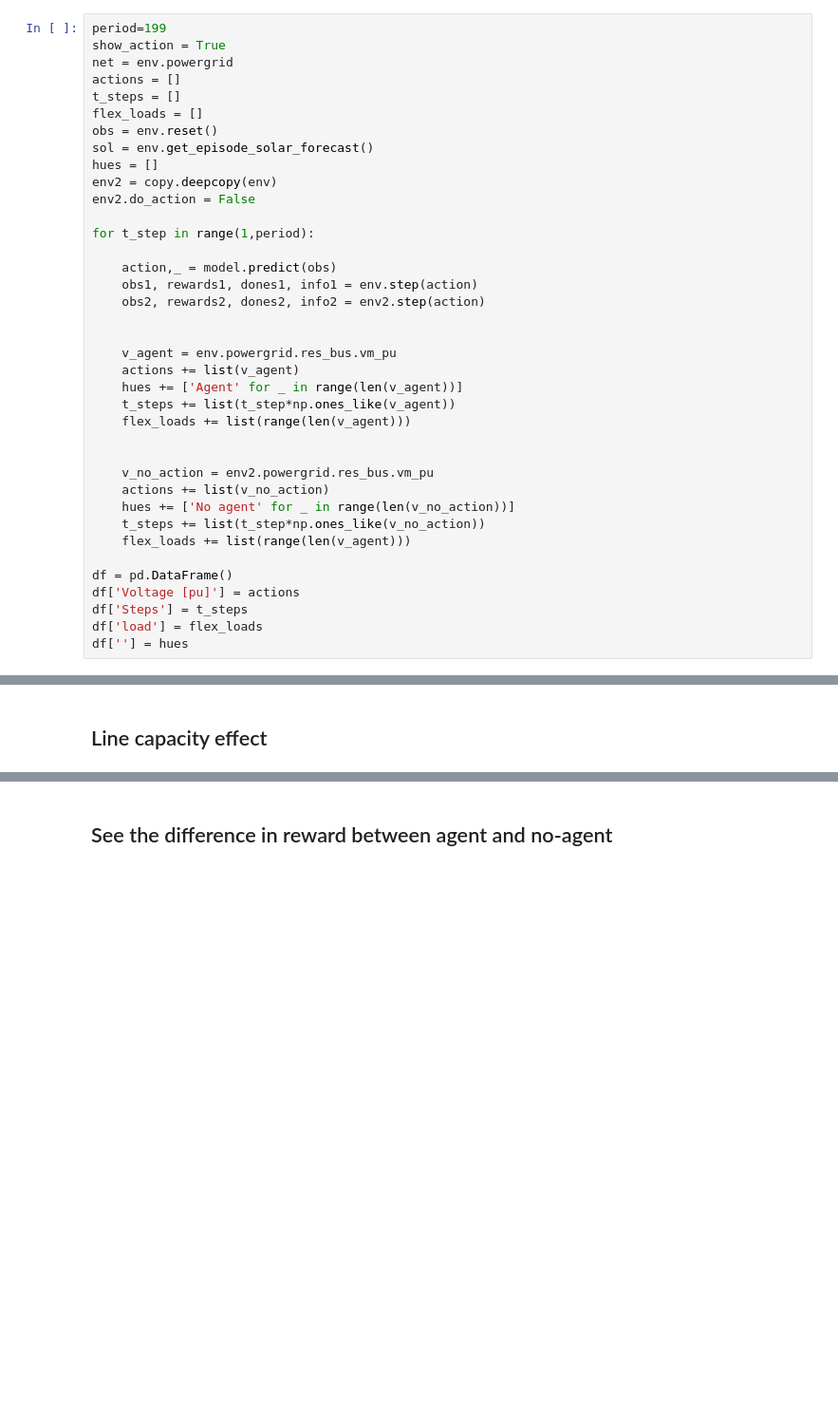
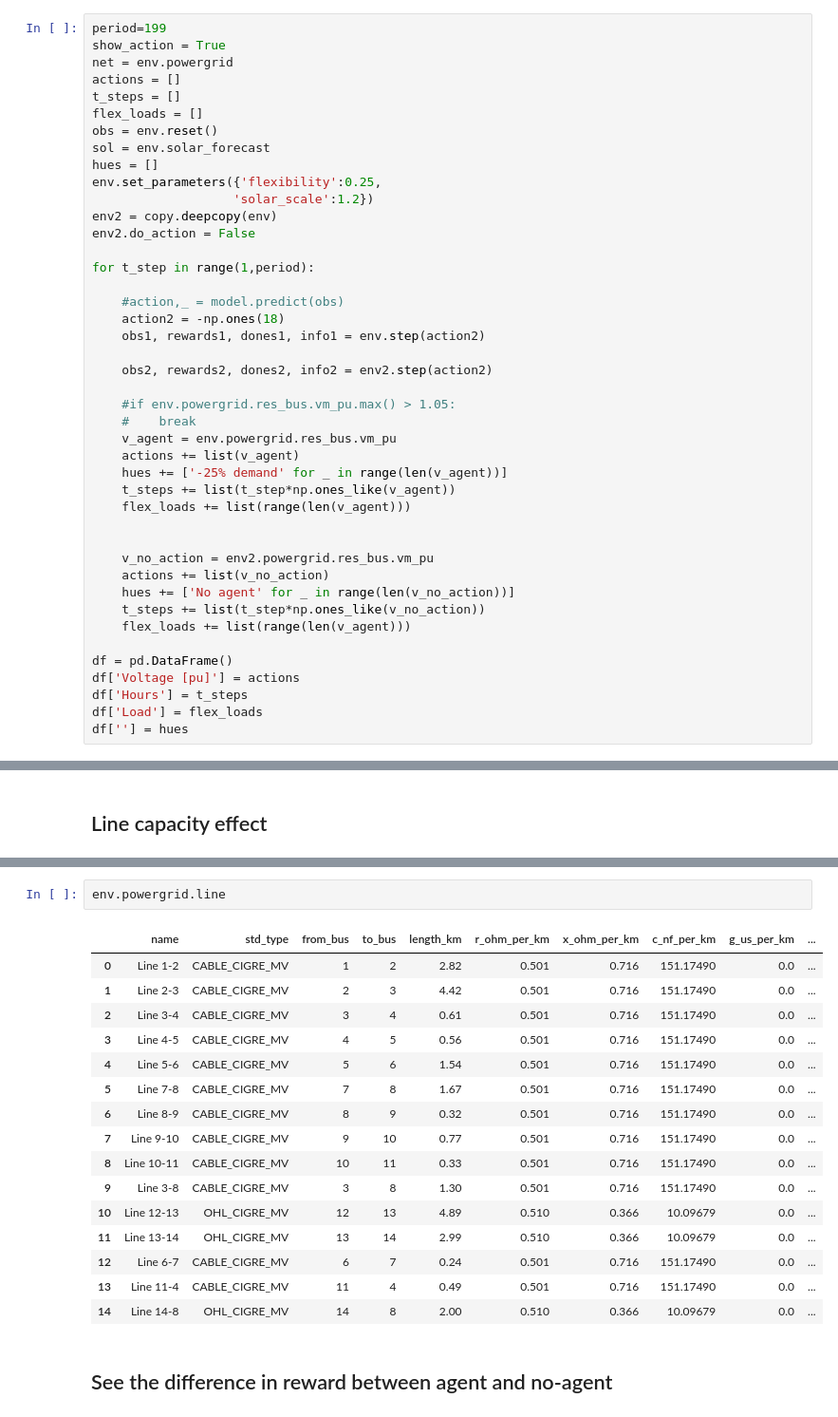
Before and after one commit to vegraux/master_thesis, a Jupyter notebook: RLpower/notebooks/visualise_actions.ipynb, the cells around one changed output, grey strips where cells are left out. Shown at 95% size. Saved outputs shown, nothing was run; the diff lists cells and outputs as text; blank space fills up the shorter version.

```diff
--- a/RLpower/notebooks/visualise_actions.ipynb
+++ b/RLpower/notebooks/visualise_actions.ipynb
@@ -289,21 +235,26 @@ actions = []
 t_steps = []
 flex_loads = []
 obs = env.reset()
-sol = env.get_episode_solar_forecast()
+sol = env.solar_forecast
 hues = []
+env.set_parameters({'flexibility':0.25,
+                   'solar_scale':1.2})
 env2 = copy.deepcopy(env)
 env2.do_action = False
 
 for t_step in range(1,period):
 
-    action,_ = model.predict(obs)
-    obs1, rewards1, dones1, info1 = env.step(action)
-    obs2, rewards2, dones2, info2 = env2.step(action)
+    #action,_ = model.predict(obs)
+    action2 = -np.ones(18)
+    obs1, rewards1, dones1, info1 = env.step(action2)
 
+    obs2, rewards2, dones2, info2 = env2.step(action2)
 
+    #if env.powergrid.res_bus.vm_pu.max() > 1.05:
+    #    break
     v_agent = env.powergrid.res_bus.vm_pu
     actions += list(v_agent)
-    hues += ['Agent' for _ in range(len(v_agent))]
+    hues += ['-25% demand' for _ in range(len(v_agent))]
     t_steps += list(t_step*np.ones_like(v_agent))
     flex_loads += list(range(len(v_agent)))
 
@@ -316,8 +267,8 @@ for t_step in range(1,period):
 
 df = pd.DataFrame()
 df['Voltage [pu]'] = actions
-df['Steps'] = t_steps
-df['load'] = flex_loads
+df['Hours'] = t_steps
+df['Load'] = flex_loads
 df[''] = hues
 # %%
 sns.set(style="ticks")
@@ -405,3 +394,22 @@ interactive(children=(Dropdown(description='bus_nr', options=(0, 1, 2, 3, 4, 5,
+# %%
+env.powergrid.line
+# %% [output]
+|  | name | std_type | from_bus | to_bus | length_km | r_ohm_per_km | x_ohm_per_km | c_nf_per_km | g_us_per_km | ... |
+| 0 | Line 1-2 | CABLE_CIGRE_MV | 1 | 2 | 2.82 | 0.501 | 0.716 | 151.17490 | 0.0 | ... |
+| 1 | Line 2-3 | CABLE_CIGRE_MV | 2 | 3 | 4.42 | 0.501 | 0.716 | 151.17490 | 0.0 | ... |
+| 2 | Line 3-4 | CABLE_CIGRE_MV | 3 | 4 | 0.61 | 0.501 | 0.716 | 151.17490 | 0.0 | ... |
+| 3 | Line 4-5 | CABLE_CIGRE_MV | 4 | 5 | 0.56 | 0.501 | 0.716 | 151.17490 | 0.0 | ... |
+| 4 | Line 5-6 | CABLE_CIGRE_MV | 5 | 6 | 1.54 | 0.501 | 0.716 | 151.17490 | 0.0 | ... |
+| 5 | Line 7-8 | CABLE_CIGRE_MV | 7 | 8 | 1.67 | 0.501 | 0.716 | 151.17490 | 0.0 | ... |
+| 6 | Line 8-9 | CABLE_CIGRE_MV | 8 | 9 | 0.32 | 0.501 | 0.716 | 151.17490 | 0.0 | ... |
+| 7 | Line 9-10 | CABLE_CIGRE_MV | 9 | 10 | 0.77 | 0.501 | 0.716 | 151.17490 | 0.0 | ... |
+| 8 | Line 10-11 | CABLE_CIGRE_MV | 10 | 11 | 0.33 | 0.501 | 0.716 | 151.17490 | 0.0 | ... |
+| 9 | Line 3-8 | CABLE_CIGRE_MV | 3 | 8 | 1.30 | 0.501 | 0.716 | 151.17490 | 0.0 | ... |
+| 10 | Line 12-13 | OHL_CIGRE_MV | 12 | 13 | 4.89 | 0.510 | 0.366 | 10.09679 | 0.0 | ... |
+| 11 | Line 13-14 | OHL_CIGRE_MV | 13 | 14 | 2.99 | 0.510 | 0.366 | 10.09679 | 0.0 | ... |
+| 12 | Line 6-7 | CABLE_CIGRE_MV | 6 | 7 | 0.24 | 0.501 | 0.716 | 151.17490 | 0.0 | ... |
+| 13 | Line 11-4 | CABLE_CIGRE_MV | 11 | 4 | 0.49 | 0.501 | 0.716 | 151.17490 | 0.0 | ... |
+| 14 | Line 14-8 | OHL_CIGRE_MV | 14 | 8 | 2.00 | 0.510 | 0.366 | 10.09679 | 0.0 | ... |
 # %% [markdown]
 ## See the difference in reward between agent and no-agent
 # %%
```
Also changed, not shown: parts of 30 cells of this notebook, 4 other files.
